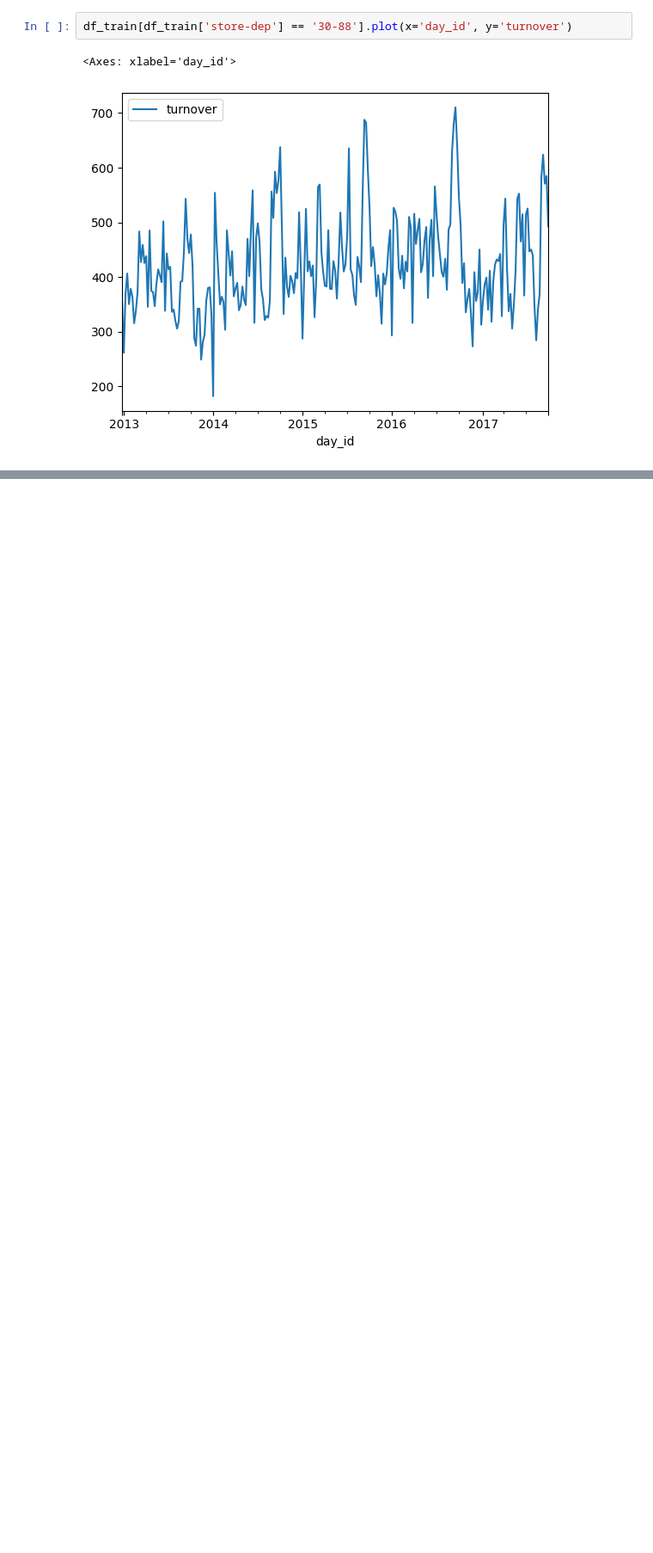
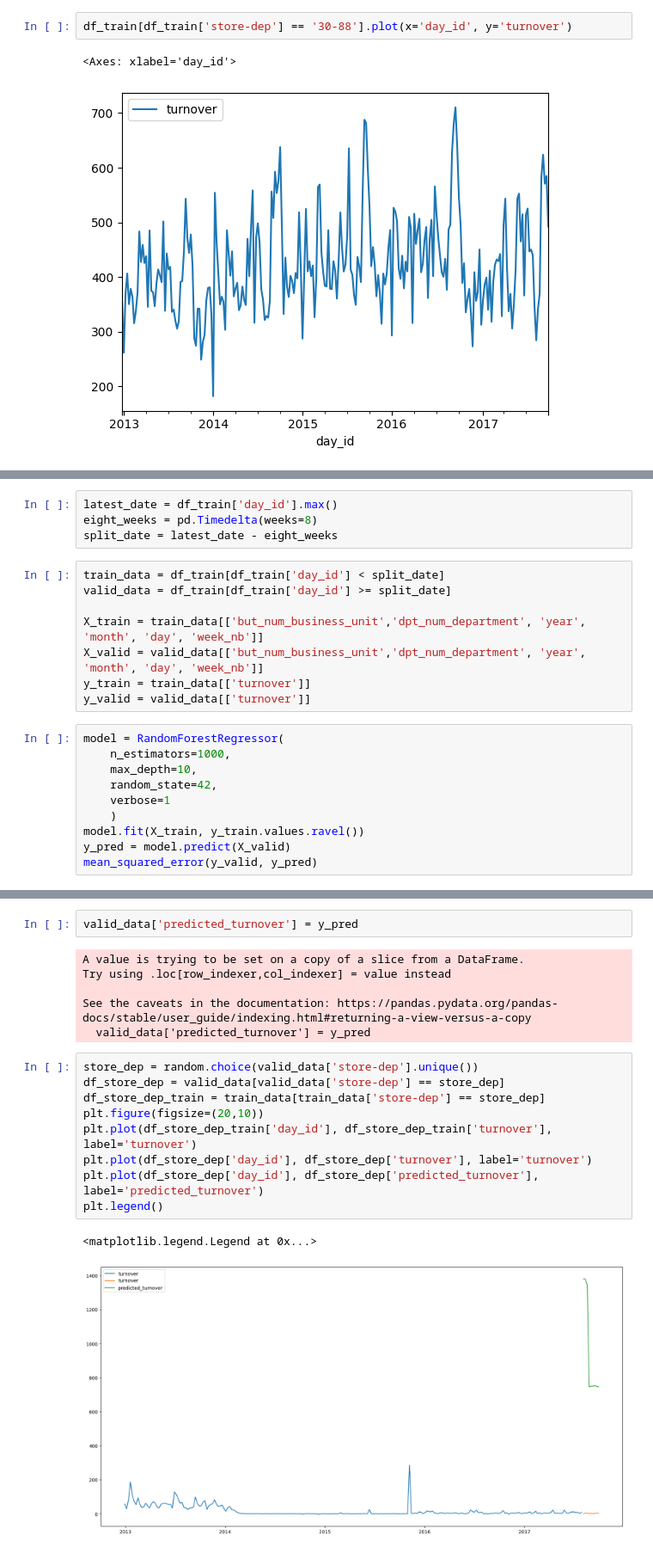
Before and after one commit to bpugnaire/retail-forecast, a Jupyter notebook: notebooks/partie3_multi-step_forecasting.ipynb, the cells around one changed output, grey strips where cells are left out. Shown at 86% size. Drawn from its saved outputs; the diff is of its cells as text; blank space fills up the shorter version.

```diff
--- a/notebooks/partie3_multi-step_forecasting.ipynb
+++ b/notebooks/partie3_multi-step_forecasting.ipynb
@@ -179,0 +156,22 @@ df_test['turnover'] = model.predict(df_test[['store-dep', 'year', 'month', 'day'
+# %%
+latest_date = df_train['day_id'].max()
+eight_weeks = pd.Timedelta(weeks=8)
+split_date = latest_date - eight_weeks
+# %%
+train_data = df_train[df_train['day_id'] < split_date]
+valid_data = df_train[df_train['day_id'] >= split_date]
+
+X_train = train_data[['but_num_business_unit','dpt_num_department', 'year', 'month', 'day', 'week_nb']]
+X_valid = valid_data[['but_num_business_unit','dpt_num_department', 'year', 'month', 'day', 'week_nb']]
+y_train = train_data[['turnover']]
+y_valid = valid_data[['turnover']]
+# %%
+model = RandomForestRegressor(
+    n_estimators=1000,
+    max_depth=10,
+    random_state=42,
+    verbose=1
+    )
+model.fit(X_train, y_train.values.ravel())
+y_pred = model.predict(X_valid)
+mean_squared_error(y_valid, y_pred)
@@ -179,0 +188,20 @@ df_test['turnover'] = model.predict(df_test[['store-dep', 'year', 'month', 'day'
+# %%
+valid_data['predicted_turnover'] = y_pred
+# %% [output]
+A value is trying to be set on a copy of a slice from a DataFrame.
+Try using .loc[row_indexer,col_indexer] = value instead
+
+See the caveats in the documentation: https://pandas.pydata.org/pandas-docs/stable/user_guide/indexing.html#returning-a-view-versus-a-copy
+  valid_data['predicted_turnover'] = y_pred
+# %%
+store_dep = random.choice(valid_data['store-dep'].unique())
+df_store_dep = valid_data[valid_data['store-dep'] == store_dep]
+df_store_dep_train = train_data[train_data['store-dep'] == store_dep]
+plt.figure(figsize=(20,10))
+plt.plot(df_store_dep_train['day_id'], df_store_dep_train['turnover'], label='turnover')
+plt.plot(df_store_dep['day_id'], df_store_dep['turnover'], label='turnover')
+plt.plot(df_store_dep['day_id'], df_store_dep['predicted_turnover'], label='predicted_turnover')
+plt.legend()
+# %% [output]
+<matplotlib.legend.Legend at 0x...>
+[figure, added]
```
Also changed, not shown: parts of 53 cells of this notebook, 8 other files.
